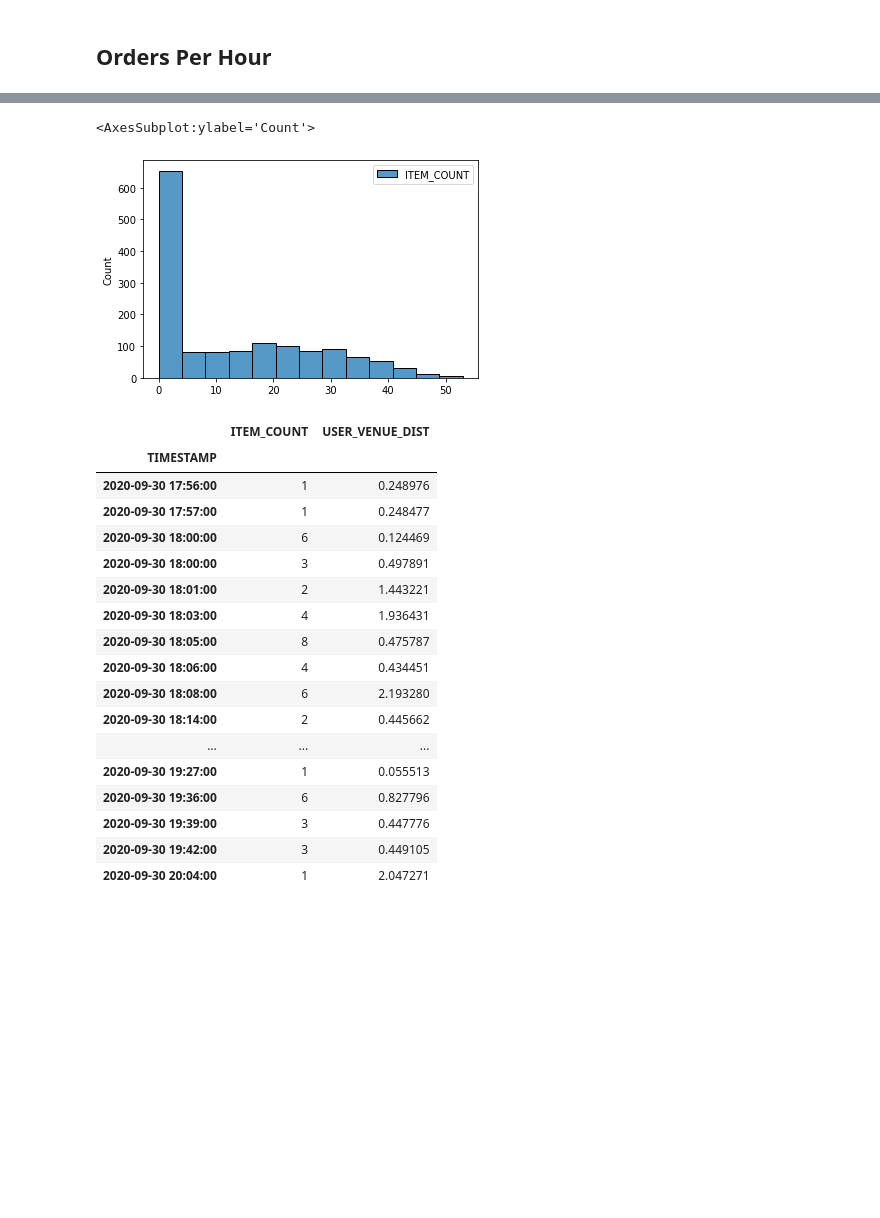
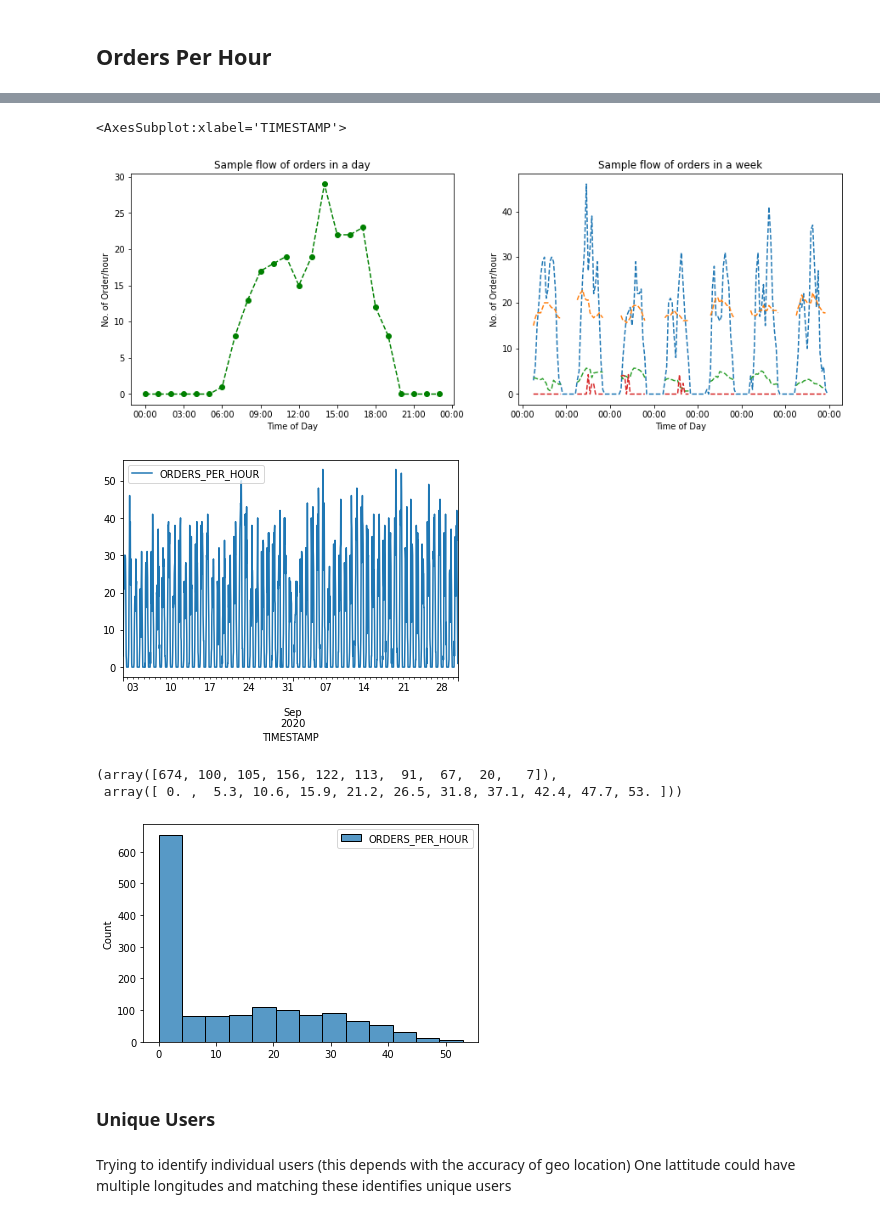
Before and after one commit to dmuiruri/woltorders, a Jupyter notebook: WoltProject.ipynb, the cells around one changed output, grey strips where cells are left out. Saved outputs shown, nothing was run; the diff lists cells and outputs as text; code cells hidden in the pictures; blank space fills up the shorter version.

```diff
--- a/WoltProject.ipynb
+++ b/WoltProject.ipynb
@@ -99,26 +138,43 @@ orders_per_hour.plot()
-# %%
-sns.histplot(data=orders_per_hour.dropna())
-# %% [output]
-<AxesSubplot:ylabel='Count'>
-[figure, removed]
-# %%
-data[['ITEM_COUNT', 'USER_VENUE_DIST']].tail(30)
-# %% [output]
-|  | ITEM_COUNT | USER_VENUE_DIST |
-| TIMESTAMP |  |  |
-| 2020-09-30 17:56:00 | 1 | 0.248976 |
-| 2020-09-30 17:57:00 | 1 | 0.248477 |
-| 2020-09-30 18:00:00 | 6 | 0.124469 |
-| 2020-09-30 18:00:00 | 3 | 0.497891 |
-| 2020-09-30 18:01:00 | 2 | 1.443221 |
-| 2020-09-30 18:03:00 | 4 | 1.936431 |
-| 2020-09-30 18:05:00 | 8 | 0.475787 |
-| 2020-09-30 18:06:00 | 4 | 0.434451 |
-| 2020-09-30 18:08:00 | 6 | 2.193280 |
-| 2020-09-30 18:14:00 | 2 | 0.445662 |
-| ... | ... | ... |
-| 2020-09-30 19:27:00 | 1 | 0.055513 |
-| 2020-09-30 19:36:00 | 6 | 0.827796 |
-| 2020-09-30 19:39:00 | 3 | 0.447776 |
-| 2020-09-30 19:42:00 | 3 | 0.449105 |
-| 2020-09-30 20:04:00 | 1 | 2.047271 |
+# %%
+# Hourly data resampling
+import matplotlib.dates as mdates
+fmt = mdates.DateFormatter('%H:%M')
+
+orders_per_hour = data[['ITEM_COUNT']].resample('H').count()
+orders_per_hour.rename(columns={'ITEM_COUNT':'ORDERS_PER_HOUR'}, inplace=True)
+weather_per_hour = data[['TEMPERATURE', 'WIND_SPEED', 'PRECIPITATION']].resample('H').mean()
+
+fig, ax = plt.subplots(1, 2, figsize=(15,5))
+ax[0].plot(orders_per_hour.loc['08/03/2020'], 'go--')
+ax[0].set_ylabel('No. of Order/hour')
+ax[0].set_xlabel('Time of Day')
+ax[0].set_title('Sample flow of orders in a day')
+
+ax[1].plot(orders_per_hour.loc['08/01/2020': '08/07/2020'], '--')
+ax[1].plot(weather_per_hour.loc['08/01/2020': '08/07/2020'], '--')
+
+ax[1].set_ylabel('No. of Order/hour')
+ax[1].set_xlabel('Time of Day')
+ax[1].set_title('Sample flow of orders in a week')
+
+ax[0].xaxis.set_major_formatter(fmt)
+ax[1].xaxis.set_major_formatter(fmt)
+
+orders_per_hour.plot()
+# %% [output]
+<AxesSubplot:xlabel='TIMESTAMP'>
+[figure, added]
+[figure, added]
+# %%
+# distribution of orders in an hourly basis
+sns.histplot(data=orders_per_hour.dropna())
+np.histogram(orders_per_hour)
+# %% [output]
+(array([674, 100, 105, 156, 122, 113,  91,  67,  20,   7]),
+ array([ 0. ,  5.3, 10.6, 15.9, 21.2, 26.5, 31.8, 37.1, 42.4, 47.7, 53. ]))
+[figure, added]
+# %% [markdown]
+### Unique Users
+# %% [markdown]
+Trying to identify individual users (this depends with the accuracy of geo location)
+One lattitude could have multiple longitudes and matching these identifies unique users
```
Also changed, not shown: parts of 19 cells of this notebook, 2 other files.
